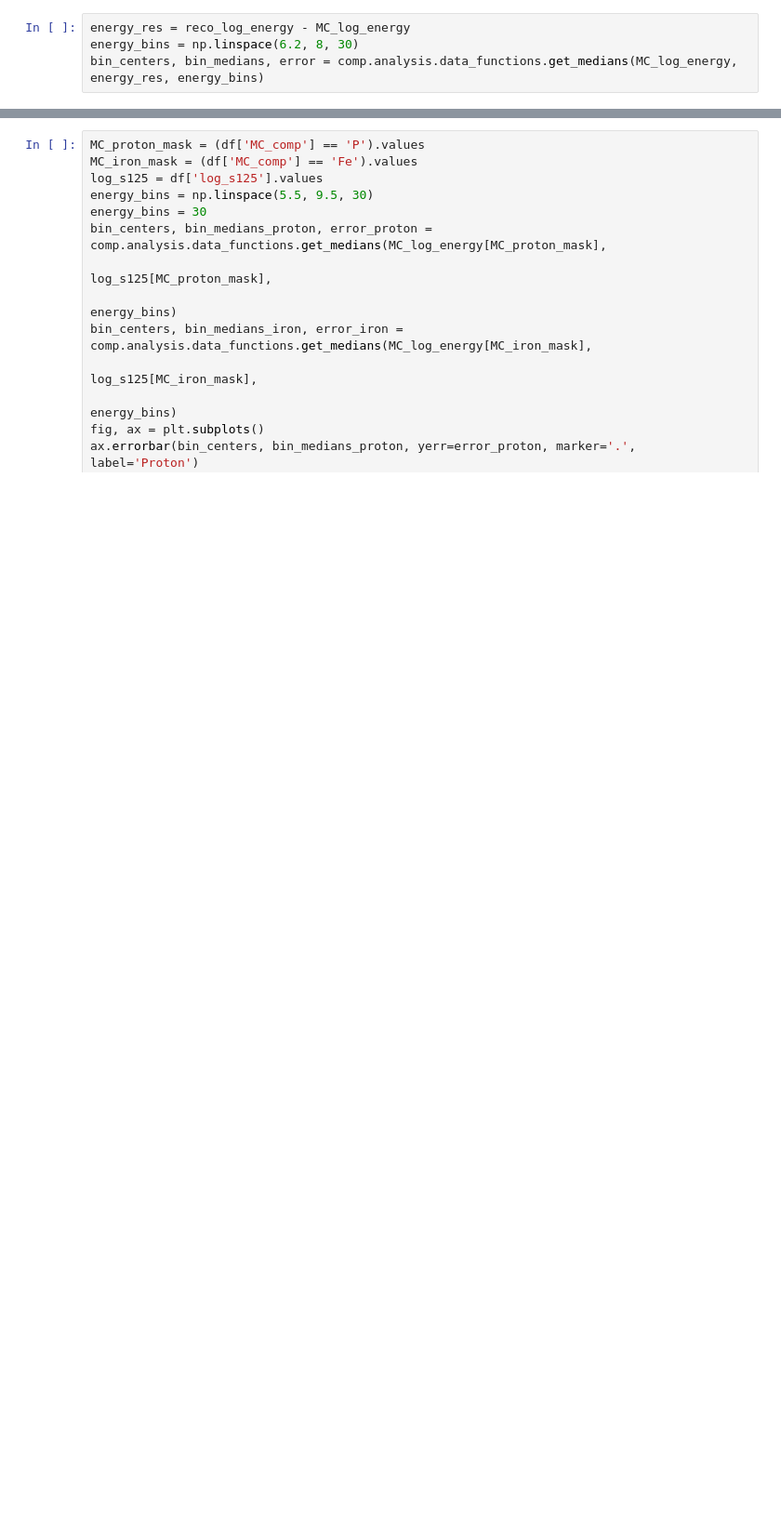
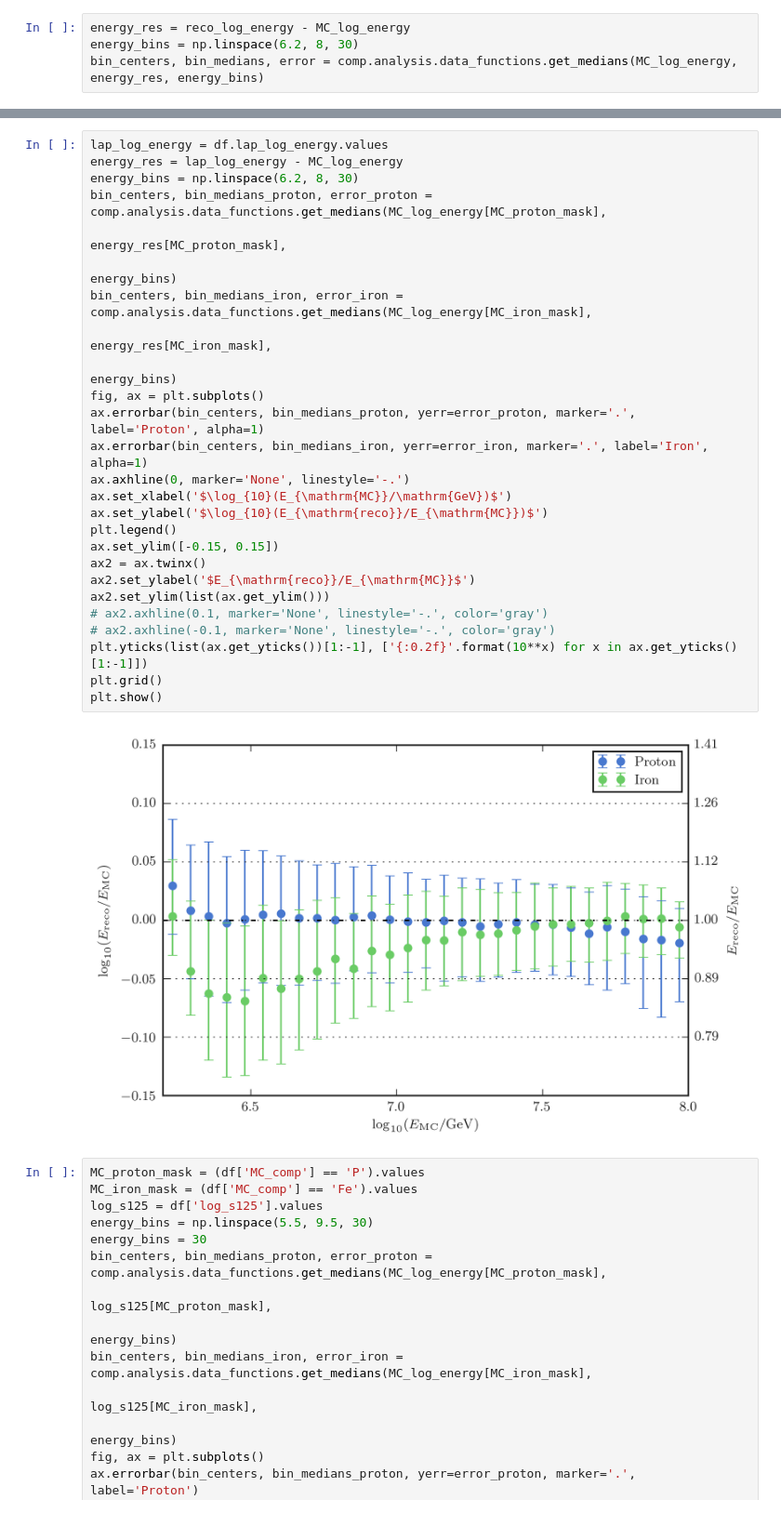
Before and after one commit to jrbourbeau/cr-composition, a Jupyter notebook: analysis/ShowerLLH/performance-plots.ipynb, the cells around one changed output, grey strips where cells are left out. Shown at 93% size. Saved outputs shown, nothing was run; the diff lists cells and outputs as text; blank space fills up the shorter version.

```diff
--- a/analysis/ShowerLLH/performance-plots.ipynb
+++ b/analysis/ShowerLLH/performance-plots.ipynb
@@ -119,3 +119,31 @@ plt.show()
+# %%
+lap_log_energy = df.lap_log_energy.values
+energy_res = lap_log_energy - MC_log_energy
+energy_bins = np.linspace(6.2, 8, 30)
+bin_centers, bin_medians_proton, error_proton = comp.analysis.data_functions.get_medians(MC_log_energy[MC_proton_mask],
+                                                                                         energy_res[MC_proton_mask],
+                                                                                         energy_bins)
+bin_centers, bin_medians_iron, error_iron = comp.analysis.data_functions.get_medians(MC_log_energy[MC_iron_mask],
+                                                                                     energy_res[MC_iron_mask],
+                                                                                     energy_bins)
+fig, ax = plt.subplots()
+ax.errorbar(bin_centers, bin_medians_proton, yerr=error_proton, marker='.', label='Proton', alpha=1)
+ax.errorbar(bin_centers, bin_medians_iron, yerr=error_iron, marker='.', label='Iron', alpha=1)
+ax.axhline(0, marker='None', linestyle='-.')
+ax.set_xlabel('$\log_{10}(E_{\mathrm{MC}}/\mathrm{GeV})$')
+ax.set_ylabel('$\log_{10}(E_{\mathrm{reco}}/E_{\mathrm{MC}})$')
+plt.legend()
+ax.set_ylim([-0.15, 0.15])
+ax2 = ax.twinx()
+ax2.set_ylabel('$E_{\mathrm{reco}}/E_{\mathrm{MC}}$')
+ax2.set_ylim(list(ax.get_ylim()))
+# ax2.axhline(0.1, marker='None', linestyle='-.', color='gray')
+# ax2.axhline(-0.1, marker='None', linestyle='-.', color='gray')
+plt.yticks(list(ax.get_yticks())[1:-1], ['{:0.2f}'.format(10**x) for x in ax.get_yticks()[1:-1]])
+plt.grid()
+plt.show()
+# %% [output]
+[figure, added]
 # %%
 MC_proton_mask = (df['MC_comp'] == 'P').values
 MC_iron_mask = (df['MC_comp'] == 'Fe').values
```
Also changed, not shown: parts of 4 cells of this notebook, 49 other files.
